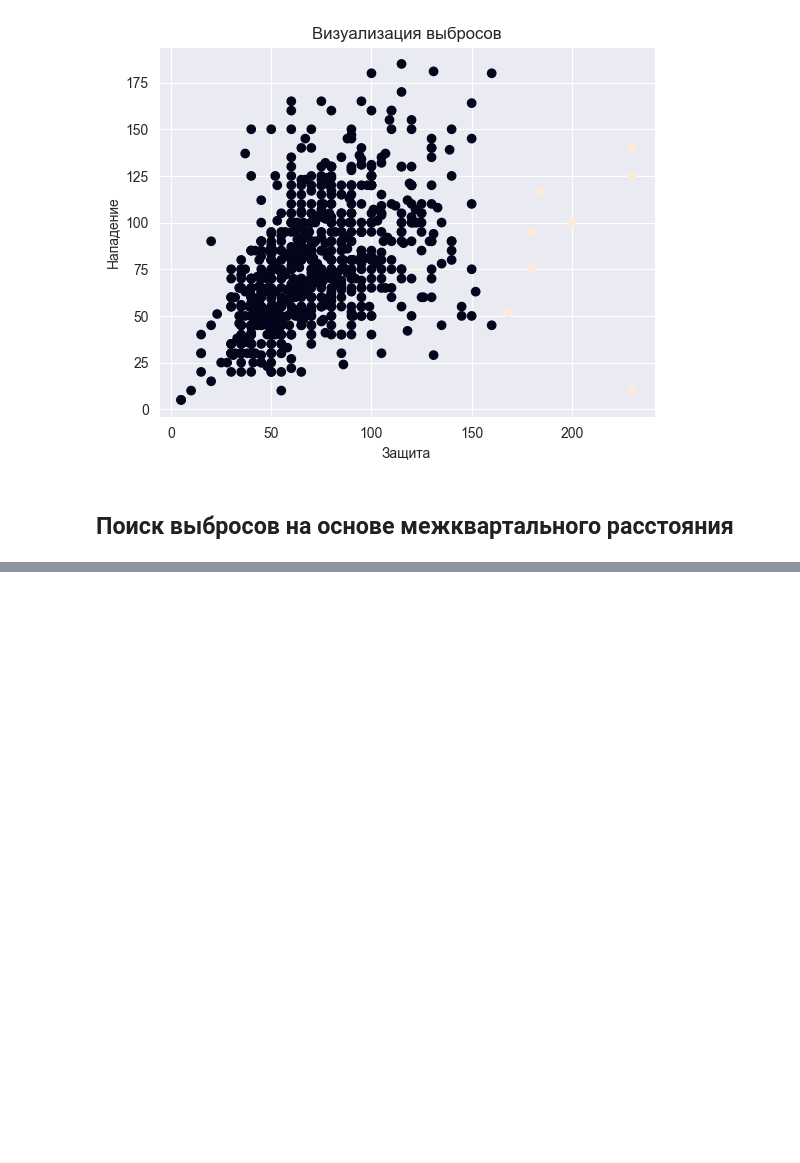
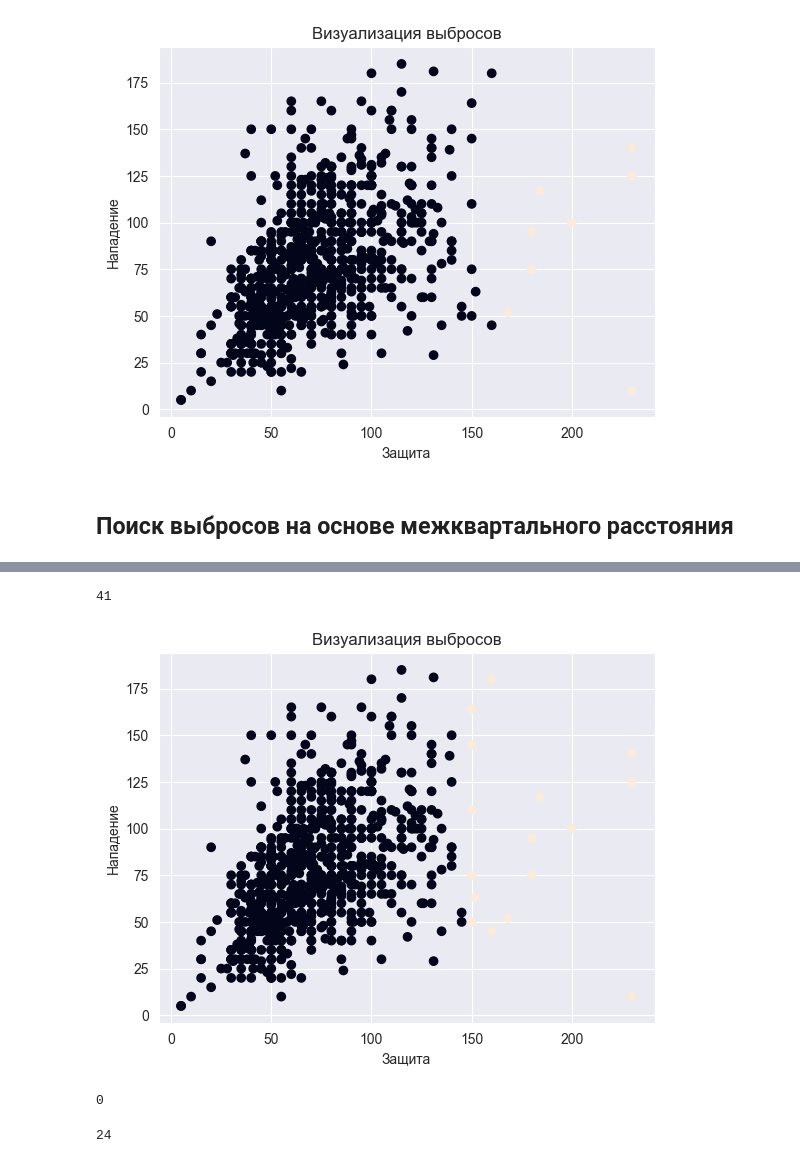
Before and after one commit to ArmanVasilovich/python_spbu, a Jupyter notebook: November/December-2/November_25_data_processing.ipynb, the cells around one changed output, grey strips where cells are left out. Drawn from its saved outputs; the diff is of its cells as text; code cells hidden in the pictures; blank space fills up the shorter version.

```diff
--- a/November/December-2/November_25_data_processing.ipynb
+++ b/November/December-2/November_25_data_processing.ipynb
@@ -101,0 +161,6 @@ plt.scatter(df.defense, df.attack, c = df.defense_z > 3);
+# %%
+lq = np.quantile(defense_arr, 0.25)
+uq = np.quantile(defense_arr, 0.75)
+# %%
+iqr = uq - lq
+iqr
@@ -101,0 +169,5 @@ plt.scatter(df.defense, df.attack, c = df.defense_z > 3);
+# %%
+# Получаем границы
+lower_bound = lq - 1.5 * iqr
+upper_bound = uq + 1.5 * iqr
+print(f'{lower_bound} \n{upper_bound}')
@@ -101,0 +189,13 @@ plt.scatter(df.defense, df.attack, c = df.defense_z > 3);
+# %%
+col_mask = (df.defense <= lower_bound) | (df.defense >= upper_bound)
+# %%
+col.shape[1]
+# %% [output]
+41
+# %%
+plt.title('Визуализация выбросов')
+plt.xlabel('Защита')
+plt.ylabel('Нападение')
+plt.scatter(df.defense, df.attack, c = col_mask);
+# %% [output]
+[figure, added]
@@ -101,0 +211,8 @@ plt.scatter(df.defense, df.attack, c = df.defense_z > 3);
+# %%
+sum(df.attack <= lower_bound)
+# %% [output]
+0
+# %%
+sum(df.attack >= upper_bound)
+# %% [output]
+24
```
Also changed, not shown: parts of 20 cells of this notebook, 1 other file.
